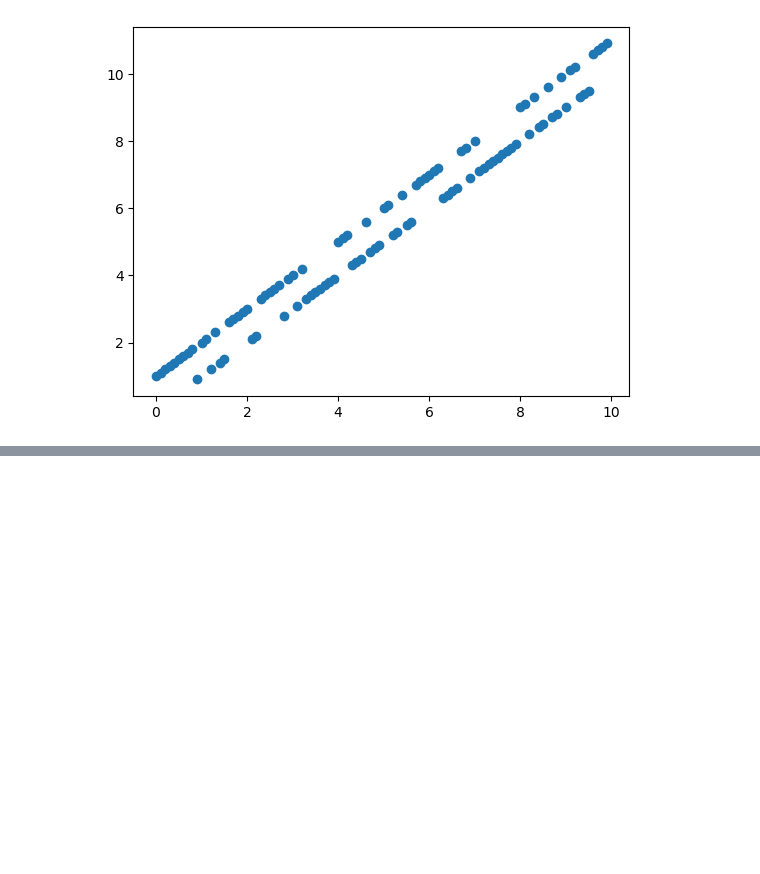
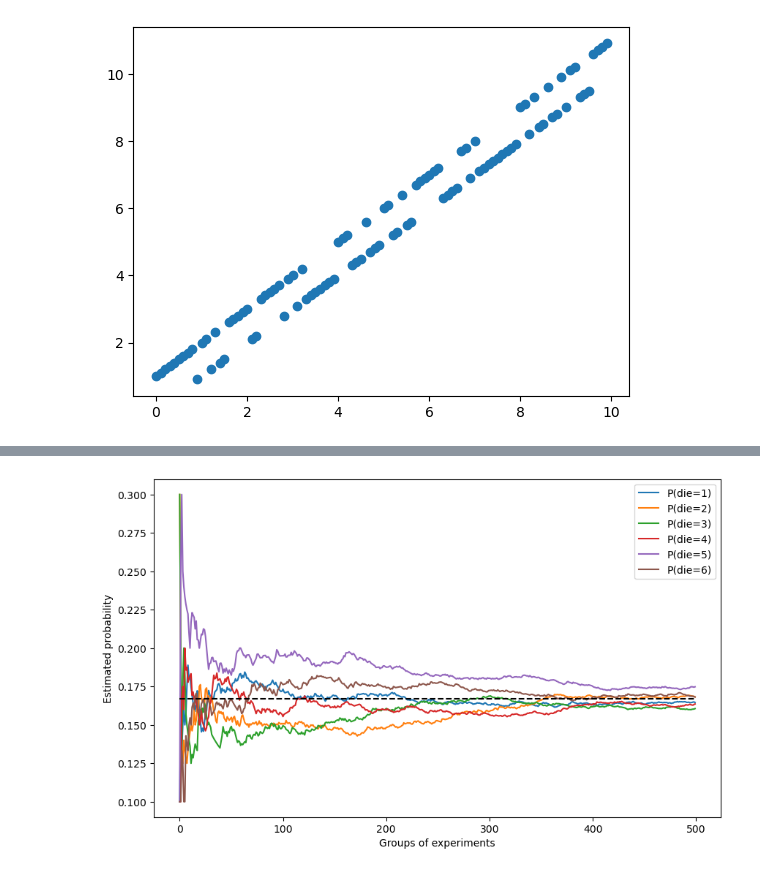
Before and after one commit to ailunguo/Deep_Learning, a Jupyter notebook: 预备知识/数据操作.ipynb, the cells around one changed output, grey strips where cells are left out. Drawn from its saved outputs; the diff is of its cells as text; code cells hidden in the pictures; blank space fills up the shorter version.

```diff
--- a/预备知识/数据操作.ipynb
+++ b/预备知识/数据操作.ipynb
@@ -756,0 +767,3 @@ plt.scatter(x, y)
+# %%
+x = torch.arange(4.0)
+x
@@ -756,0 +844,12 @@ plt.scatter(x, y)
+# %%
+# 例如，假设y是作为x的函数计算的，而z则是作为y和x的函数计算的。
+# 但是我们想计算z关于x的梯度，所以需要将y视为一个常数，并且只考虑到x在y被计算后发挥作用
+# 这里分离y来返回一个新变量u，该变量与y具有相同的值，但丢弃计算图中如何计算y的任何信息。
+# 换句话说，梯度不会向后流经u到x。
+x.grad.zero_()
+y = x * x
+u = y.detach()
+z = u * x
+
+z.sum().backward()  # 当执行完backward()之后，x.grad的值就自动计算了
+x.grad == u
@@ -756,0 +902,5 @@ plt.scatter(x, y)
+# %%
+# 为了抽取一个样本，即掷色子，我们需要传入一个概率向量，输出是另一个相同长度的向量
+# 它在索引i处的值是采样结果中i出现的次数
+fair_probs = torch.ones([6])/6  # 每一面朝上的概率
+multinomial.Multinomial(1, fair_probs).sample()
@@ -756,0 +919,4 @@ plt.scatter(x, y)
+# %%
+# 进行500组实验
+counts = multinomial.Multinomial(10, fair_probs).sample((500,))
+cum_counts = counts.cumsum(dim=0)
@@ -756,0 +942,15 @@ plt.scatter(x, y)
+# %%
+estimates = cum_counts / cum_counts.sum(dim=1, keepdims=True)
+
+plt.figure(figsize=(10, 6))
+for i in range(6):
+    plt.plot(x.numpy(), estimates[:, i].numpy(),
+                label=("P(die=" + str(i + 1) + ")"))
+plt.plot(x.numpy(), y.numpy(), color='black', linestyle='dashed')
+plt.xlabel('Groups of experiments')
+plt.ylabel('Estimated probability')
+plt.legend(loc='best')
+plt.savefig('output.jpeg', dpi=300)
+plt.show()
+# %% [output]
+[figure, added]
```
Also changed, not shown: parts of 39 cells of this notebook, 1 other file.
